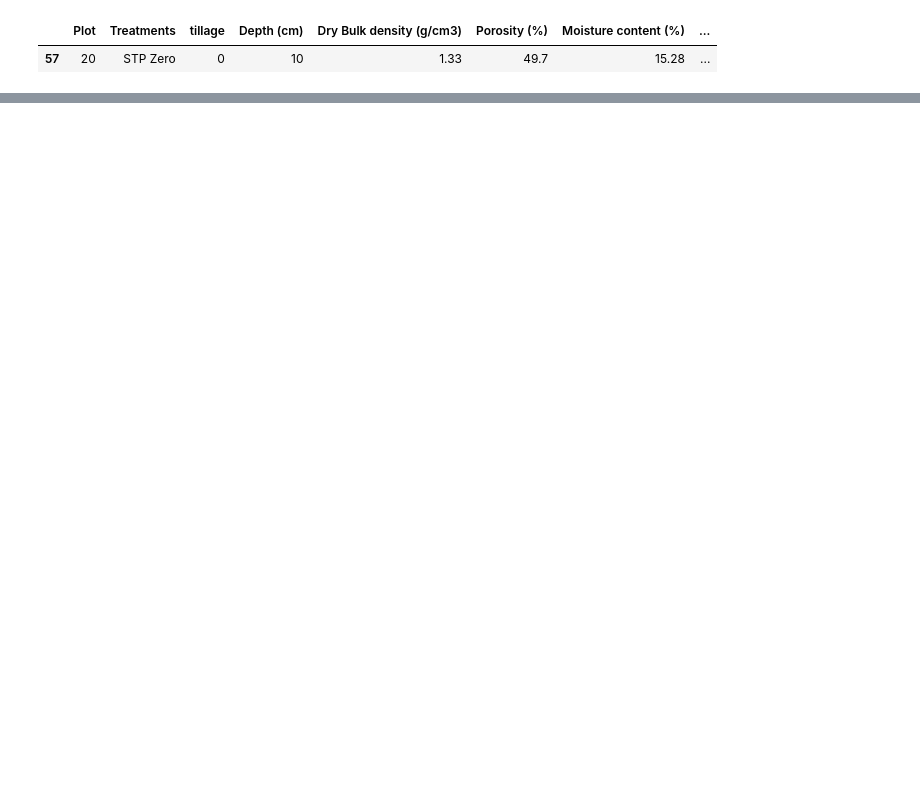
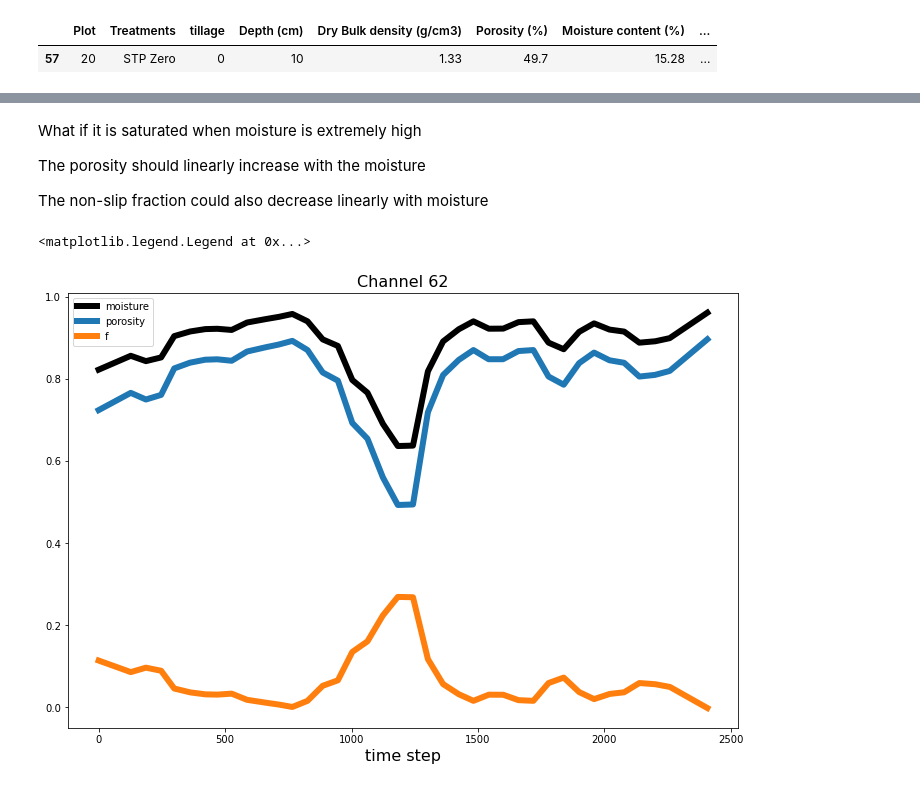
Before and after one commit to Denolle-Lab/FarmDAS, a Jupyter notebook: examples/dvv_and_model/lithology_model_Solazzi.ipynb, the cells around one changed output, grey strips where cells are left out. Drawn from its saved outputs; the diff is of its cells as text; code cells hidden in the pictures; blank space fills up the shorter version.

```diff
--- a/examples/dvv_and_model/lithology_model_Solazzi.ipynb
+++ b/examples/dvv_and_model/lithology_model_Solazzi.ipynb
@@ -176 +209,25 @@ _, vs_clay, K_clay, G_clay, rho_clay = soil_ch62_clay.get_vp_vs()
+# %% [markdown]
+What if it is saturated when moisture is extremely high
+
+The porosity should linearly increase with the moisture
+
+The non-slip fraction could also decrease linearly with moisture
+# %%
+scale_factor = moisture/100 * 2.5 - 0.6
+
+new_porosity = porosity * scale_factor
+new_f = 0.6-scale_factor/3
+
+plt.figure(figsize=(12, 8))
+plt.plot(np.arange(len(moisture)), moisture/100, label='moisture', color='k', lw=6)
+plt.plot(np.arange(len(new_porosity)), new_porosity, label='porosity', lw=6)
+plt.plot(np.arange(len(new_f)), new_f, label='f', lw=6)
+
+
+plt.xlabel("time step", fontsize = 16)
+plt.title("Channel 62", fontsize = 16)
+plt.legend()
+# %% [output]
+<matplotlib.legend.Legend at 0x...>
+[figure, added]
 # %%
```
Also changed, not shown: parts of 20 cells of this notebook.
